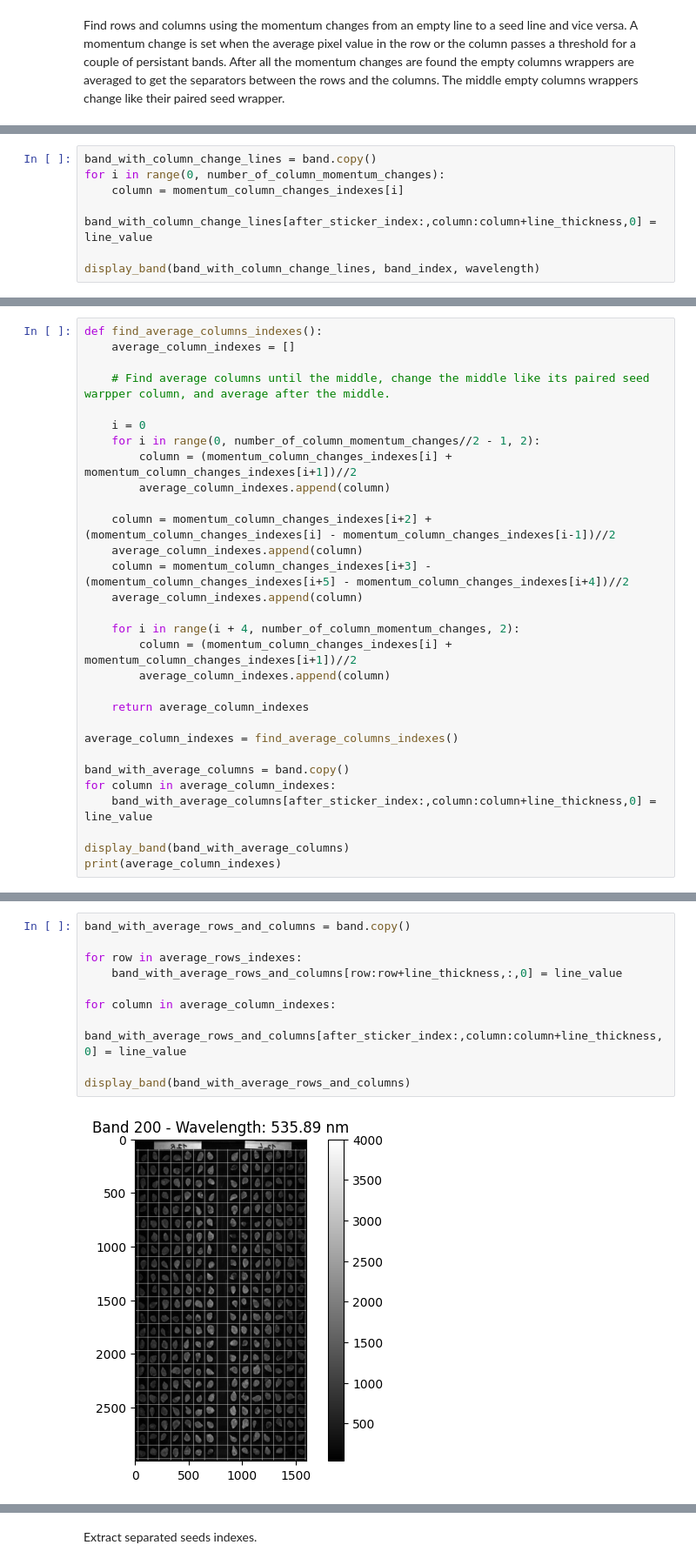
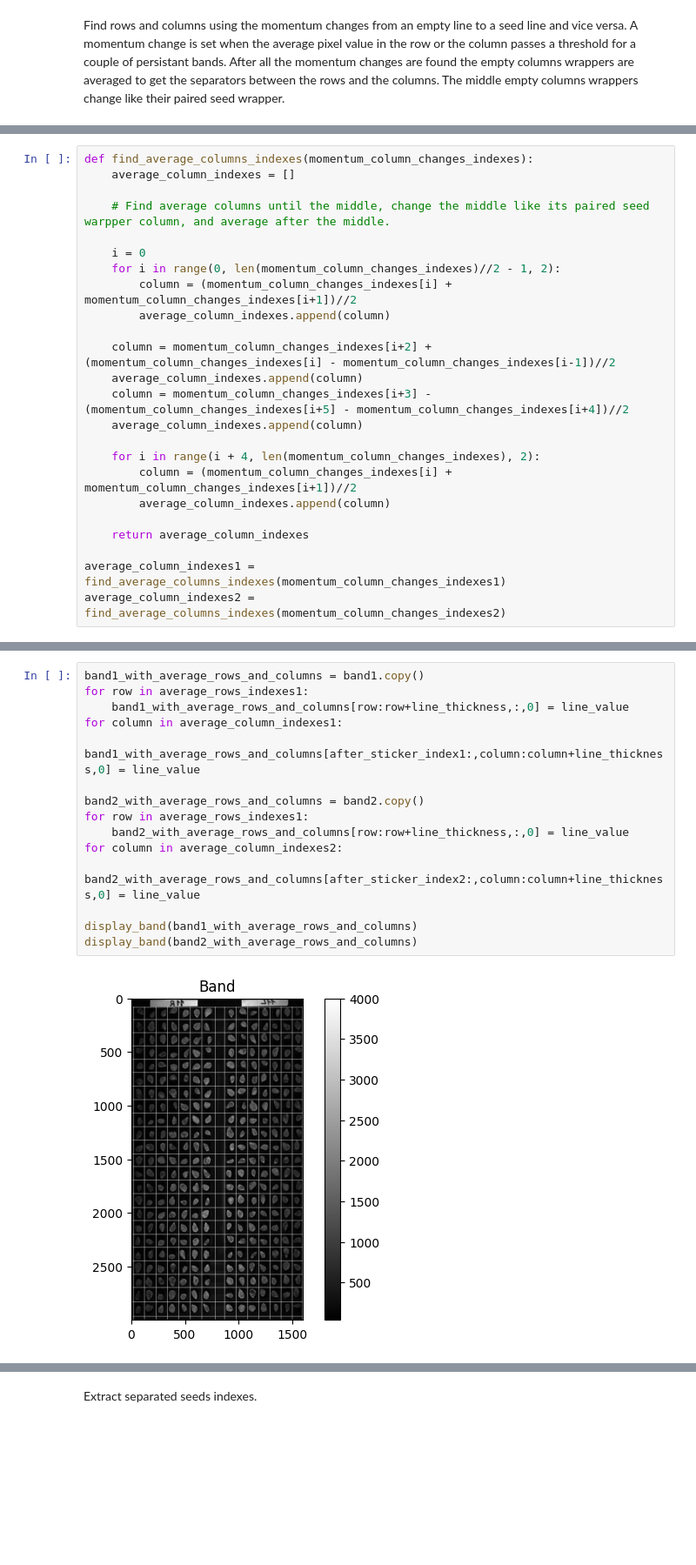
Before and after one commit to sgotteiner/Seed-Classification, a Jupyter notebook: SeedDetector.ipynb, the cells around one changed output, grey strips where cells are left out. Shown: that part at 87% size. Saved outputs shown, nothing was run; the diff lists cells and outputs as text; blank space fills up the shorter version.

```diff
--- a/SeedDetector.ipynb
+++ b/SeedDetector.ipynb
@@ -183,7 +177,0 @@ print(number_of_column_momentum_changes)
-# %%
-band_with_column_change_lines = band.copy()
-for i in range(0, number_of_column_momentum_changes):
-    column = momentum_column_changes_indexes[i]
-    band_with_column_change_lines[after_sticker_index:,column:column+line_thickness,0] = line_value
-
-display_band(band_with_column_change_lines, band_index, wavelength)
@@ -192,11 +178,11 @@ display_band(band_with_column_change_lines, band_index, wavelength)
 # %%
-def find_average_columns_indexes():
+def find_average_columns_indexes(momentum_column_changes_indexes):
     average_column_indexes = []
 
     # Find average columns until the middle, change the middle like its paired seed warpper column, and average after the middle.
 
     i = 0
-    for i in range(0, number_of_column_momentum_changes//2 - 1, 2):
+    for i in range(0, len(momentum_column_changes_indexes)//2 - 1, 2):
         column = (momentum_column_changes_indexes[i] + momentum_column_changes_indexes[i+1])//2
         average_column_indexes.append(column)
 
@@ -205,17 +191,11 @@ def find_average_columns_indexes():
     column = momentum_column_changes_indexes[i+3] - (momentum_column_changes_indexes[i+5] - momentum_column_changes_indexes[i+4])//2
     average_column_indexes.append(column)
 
-    for i in range(i + 4, number_of_column_momentum_changes, 2):
+    for i in range(i + 4, len(momentum_column_changes_indexes), 2):
         column = (momentum_column_changes_indexes[i] + momentum_column_changes_indexes[i+1])//2
         average_column_indexes.append(column)
 
     return average_column_indexes
 
-average_column_indexes = find_average_columns_indexes()
-
-band_with_average_columns = band.copy()
-for column in average_column_indexes:
-    band_with_average_columns[after_sticker_index:,column:column+line_thickness,0] = line_value
-
-display_band(band_with_average_columns)
-print(average_column_indexes)
+average_column_indexes1 = find_average_columns_indexes(momentum_column_changes_indexes1)
+average_column_indexes2 = find_average_columns_indexes(momentum_column_changes_indexes2)
@@ -225,12 +202,17 @@ print(average_column_indexes)
 # %%
-band_with_average_rows_and_columns = band.copy()
+band1_with_average_rows_and_columns = band1.copy()
+for row in average_rows_indexes1:
+    band1_with_average_rows_and_columns[row:row+line_thickness,:,0] = line_value
+for column in average_column_indexes1:
+    band1_with_average_rows_and_columns[after_sticker_index1:,column:column+line_thickness,0] = line_value
 
-for row in average_rows_indexes:
-    band_with_average_rows_and_columns[row:row+line_thickness,:,0] = line_value
+band2_with_average_rows_and_columns = band2.copy()
+for row in average_rows_indexes1:
+    band2_with_average_rows_and_columns[row:row+line_thickness,:,0] = line_value
+for column in average_column_indexes2:
+    band2_with_average_rows_and_columns[after_sticker_index2:,column:column+line_thickness,0] = line_value
 
-for column in average_column_indexes:
-    band_with_average_rows_and_columns[after_sticker_index:,column:column+line_thickness,0] = line_value
-
-display_band(band_with_average_rows_and_columns)
+display_band(band1_with_average_rows_and_columns)
+display_band(band2_with_average_rows_and_columns)
 # %% [output]
-[figure, old version]
+[figure, new version]
```
Also changed, not shown: parts of 20 cells of this notebook, 1 other file.
